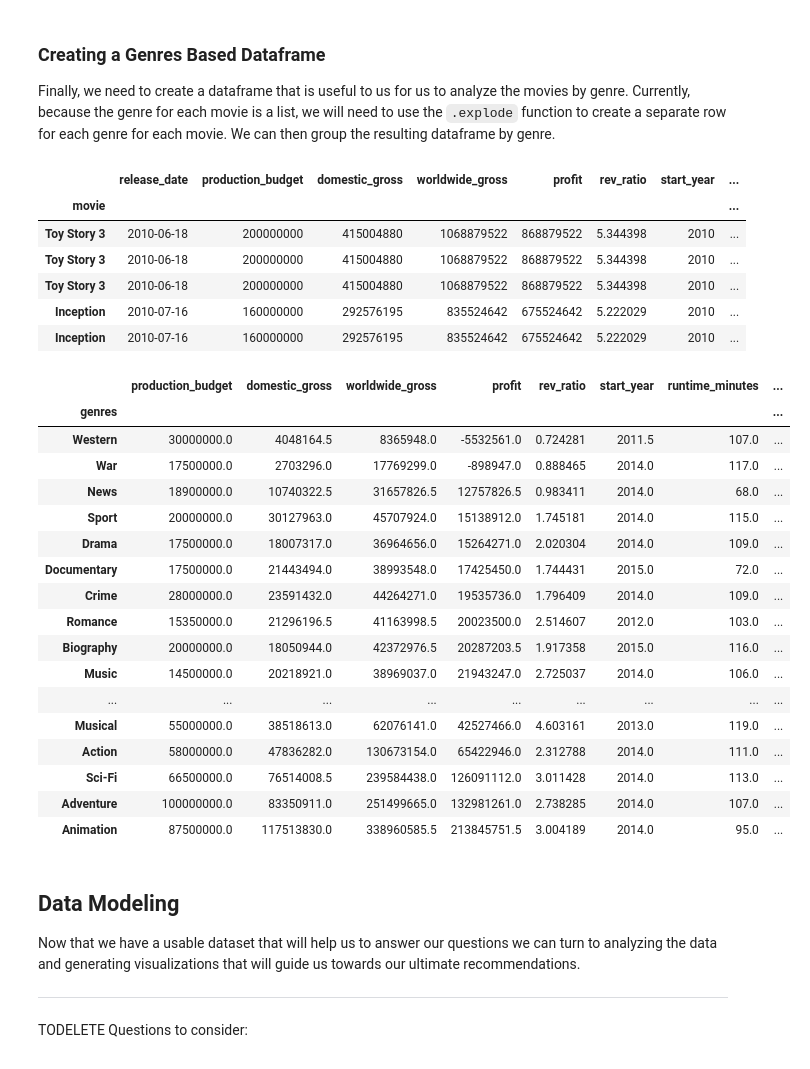
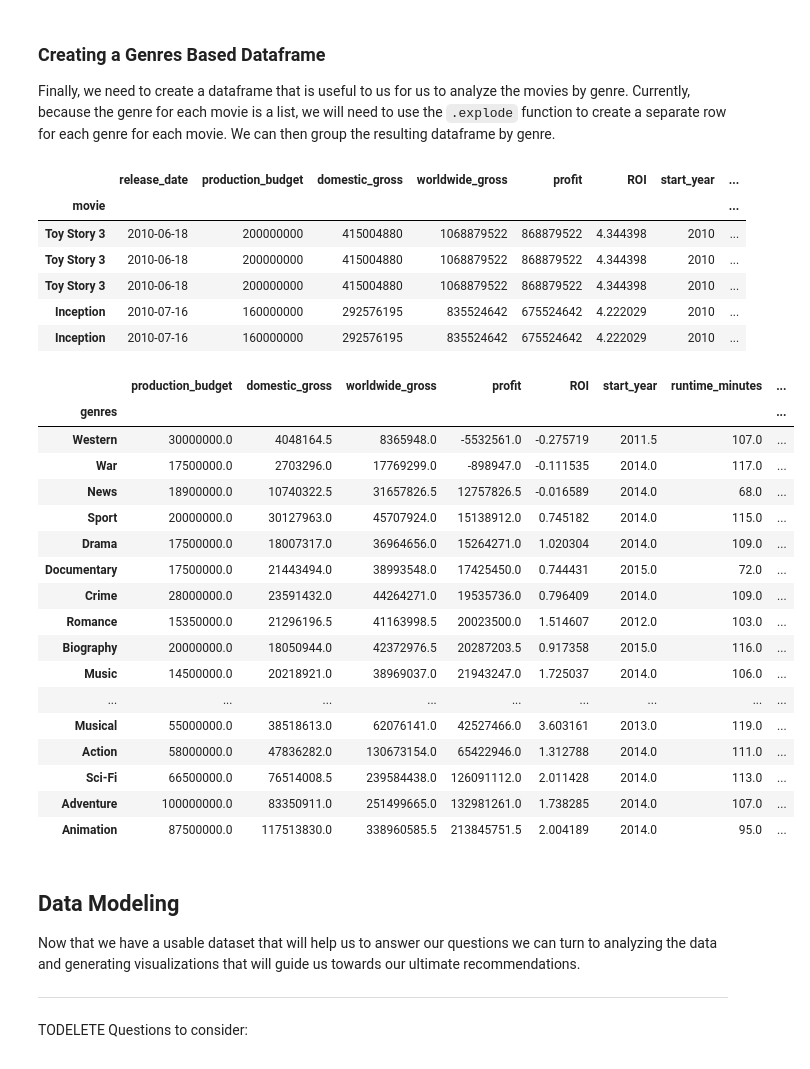
Before and after one commit to uijallen/Microsoft_Movie_Analysis, a Jupyter notebook: Microsoft_Movie_Analysis.ipynb, the cells around one changed output. Cells and saved outputs as stored; diff of their text form; code cells hidden in the pictures.

```diff
--- a/Microsoft_Movie_Analysis.ipynb
+++ b/Microsoft_Movie_Analysis.ipynb
@@ -537,12 +539,14 @@ Now that our columns have been cleaned up and we have removed rows with null dat
 
 In addition, we will create a new column `release_month` to facilitate our analysis of whether movies released during certain times of the year perform better than others.
 # %%
-# Creating revenue_ratio and profit variables
+# Creating profit and ROI variables
 profit = (movie_df['worldwide_gross'] - movie_df['production_budget'])
-rev_ratio = (movie_df['worldwide_gross'] / movie_df['production_budget'])
+roi = ((movie_df['worldwide_gross'] - movie_df['production_budget'])
+
+       / movie_df['production_budget'])
 
 movie_df.insert(4, 'profit', profit)
-movie_df.insert(5, 'rev_ratio', rev_ratio)
+movie_df.insert(5, 'ROI', roi)
 
 # Checking to ensure the columns were correctly input and the calculations
 # worked correctly
@@ -585,39 +592,39 @@ memory usage: 128.6+ KB
 Finally, we need to create a dataframe that is useful to us for us to analyze the movies by genre. Currently, because the genre for each movie is a list, we will need to use the `.explode` function to create a separate row for each genre for each movie.  We can then group the resulting dataframe by genre.
 # %%
 # Exploding the df to include individual lines for each genre of a movie
-movie_genres = movie_df.explode('genres')
-movie_genres.head()
+genres_df = movie_df.explode('genres')
+genres_df.head()
 # %% [output]
-|  | release_date | production_budget | domestic_gross | worldwide_gross | profit | rev_ratio | start_year | ... |
+|  | release_date | production_budget | domestic_gross | worldwide_gross | profit | ROI | start_year | ... |
 | movie |  |  |  |  |  |  |  | ... |
-| Toy Story 3 | 2010-06-18 | 200000000 | 415004880 | 1068879522 | 868879522 | 5.344398 | 2010 | ... |
-| Toy Story 3 | 2010-06-18 | 200000000 | 415004880 | 1068879522 | 868879522 | 5.344398 | 2010 | ... |
-| Toy Story 3 | 2010-06-18 | 200000000 | 415004880 | 1068879522 | 868879522 | 5.344398 | 2010 | ... |
-| Inception | 2010-07-16 | 160000000 | 292576195 | 835524642 | 675524642 | 5.222029 | 2010 | ... |
-| Inception | 2010-07-16 | 160000000 | 292576195 | 835524642 | 675524642 | 5.222029 | 2010 | ... |
+| Toy Story 3 | 2010-06-18 | 200000000 | 415004880 | 1068879522 | 868879522 | 4.344398 | 2010 | ... |
+| Toy Story 3 | 2010-06-18 | 200000000 | 415004880 | 1068879522 | 868879522 | 4.344398 | 2010 | ... |
+| Toy Story 3 | 2010-06-18 | 200000000 | 415004880 | 1068879522 | 868879522 | 4.344398 | 2010 | ... |
+| Inception | 2010-07-16 | 160000000 | 292576195 | 835524642 | 675524642 | 4.222029 | 2010 | ... |
+| Inception | 2010-07-16 | 160000000 | 292576195 | 835524642 | 675524642 | 4.222029 | 2010 | ... |
 # %%
 # Grouping the dataframe by genre and using the median as a the measure of
 # central tendency
-movie_genres.groupby('genres').median().sort_values('profit')
+genres_df.groupby('genres').median().sort_values('profit')
 # %% [output]
-|  | production_budget | domestic_gross | worldwide_gross | profit | rev_ratio | start_year | runtime_minutes | ... |
+|  | production_budget | domestic_gross | worldwide_gross | profit | ROI | start_year | runtime_minutes | ... |
 | genres |  |  |  |  |  |  |  | ... |
-| Western | 30000000.0 | 4048164.5 | 8365948.0 | -5532561.0 | 0.724281 | 2011.5 | 107.0 | ... |
-| War | 17500000.0 | 2703296.0 | 17769299.0 | -898947.0 | 0.888465 | 2014.0 | 117.0 | ... |
-| News | 18900000.0 | 10740322.5 | 31657826.5 | 12757826.5 | 0.983411 | 2014.0 | 68.0 | ... |
-| Sport | 20000000.0 | 30127963.0 | 45707924.0 | 15138912.0 | 1.745181 | 2014.0 | 115.0 | ... |
-| Drama | 17500000.0 | 18007317.0 | 36964656.0 | 15264271.0 | 2.020304 | 2014.0 | 109.0 | ... |
-| Documentary | 17500000.0 | 21443494.0 | 38993548.0 | 17425450.0 | 1.744431 | 2015.0 | 72.0 | ... |
-| Crime | 28000000.0 | 23591432.0 | 44264271.0 | 19535736.0 | 1.796409 | 2014.0 | 109.0 | ... |
-| Romance | 15350000.0 | 21296196.5 | 41163998.5 | 20023500.0 | 2.514607 | 2012.0 | 103.0 | ... |
-| Biography | 20000000.0 | 18050944.0 | 42372976.5 | 20287203.5 | 1.917358 | 2015.0 | 116.0 | ... |
-| Music | 14500000.0 | 20218921.0 | 38969037.0 | 21943247.0 | 2.725037 | 2014.0 | 106.0 | ... |
+| Western | 30000000.0 | 4048164.5 | 8365948.0 | -5532561.0 | -0.275719 | 2011.5 | 107.0 | ... |
+| War | 17500000.0 | 2703296.0 | 17769299.0 | -898947.0 | -0.111535 | 2014.0 | 117.0 | ... |
+| News | 18900000.0 | 10740322.5 | 31657826.5 | 12757826.5 | -0.016589 | 2014.0 | 68.0 | ... |
+| Sport | 20000000.0 | 30127963.0 | 45707924.0 | 15138912.0 | 0.745182 | 2014.0 | 115.0 | ... |
+| Drama | 17500000.0 | 18007317.0 | 36964656.0 | 15264271.0 | 1.020304 | 2014.0 | 109.0 | ... |
+| Documentary | 17500000.0 | 21443494.0 | 38993548.0 | 17425450.0 | 0.744431 | 2015.0 | 72.0 | ... |
+| Crime | 28000000.0 | 23591432.0 | 44264271.0 | 19535736.0 | 0.796409 | 2014.0 | 109.0 | ... |
+| Romance | 15350000.0 | 21296196.5 | 41163998.5 | 20023500.0 | 1.514607 | 2012.0 | 103.0 | ... |
+| Biography | 20000000.0 | 18050944.0 | 42372976.5 | 20287203.5 | 0.917358 | 2015.0 | 116.0 | ... |
+| Music | 14500000.0 | 20218921.0 | 38969037.0 | 21943247.0 | 1.725037 | 2014.0 | 106.0 | ... |
 | ... | ... | ... | ... | ... | ... | ... | ... | ... |
-| Musical | 55000000.0 | 38518613.0 | 62076141.0 | 42527466.0 | 4.603161 | 2013.0 | 119.0 | ... |
-| Action | 58000000.0 | 47836282.0 | 130673154.0 | 65422946.0 | 2.312788 | 2014.0 | 111.0 | ... |
-| Sci-Fi | 66500000.0 | 76514008.5 | 239584438.0 | 126091112.0 | 3.011428 | 2014.0 | 113.0 | ... |
-| Adventure | 100000000.0 | 83350911.0 | 251499665.0 | 132981261.0 | 2.738285 | 2014.0 | 107.0 | ... |
-| Animation | 87500000.0 | 117513830.0 | 338960585.5 | 213845751.5 | 3.004189 | 2014.0 | 95.0 | ... |
+| Musical | 55000000.0 | 38518613.0 | 62076141.0 | 42527466.0 | 3.603161 | 2013.0 | 119.0 | ... |
+| Action | 58000000.0 | 47836282.0 | 130673154.0 | 65422946.0 | 1.312788 | 2014.0 | 111.0 | ... |
+| Sci-Fi | 66500000.0 | 76514008.5 | 239584438.0 | 126091112.0 | 2.011428 | 2014.0 | 113.0 | ... |
+| Adventure | 100000000.0 | 83350911.0 | 251499665.0 | 132981261.0 | 1.738285 | 2014.0 | 107.0 | ... |
+| Animation | 87500000.0 | 117513830.0 | 338960585.5 | 213845751.5 | 2.004189 | 2014.0 | 95.0 | ... |
 # %% [markdown]
 ## Data Modeling
 
```
Also changed, not shown: parts of 39 cells of this notebook.
